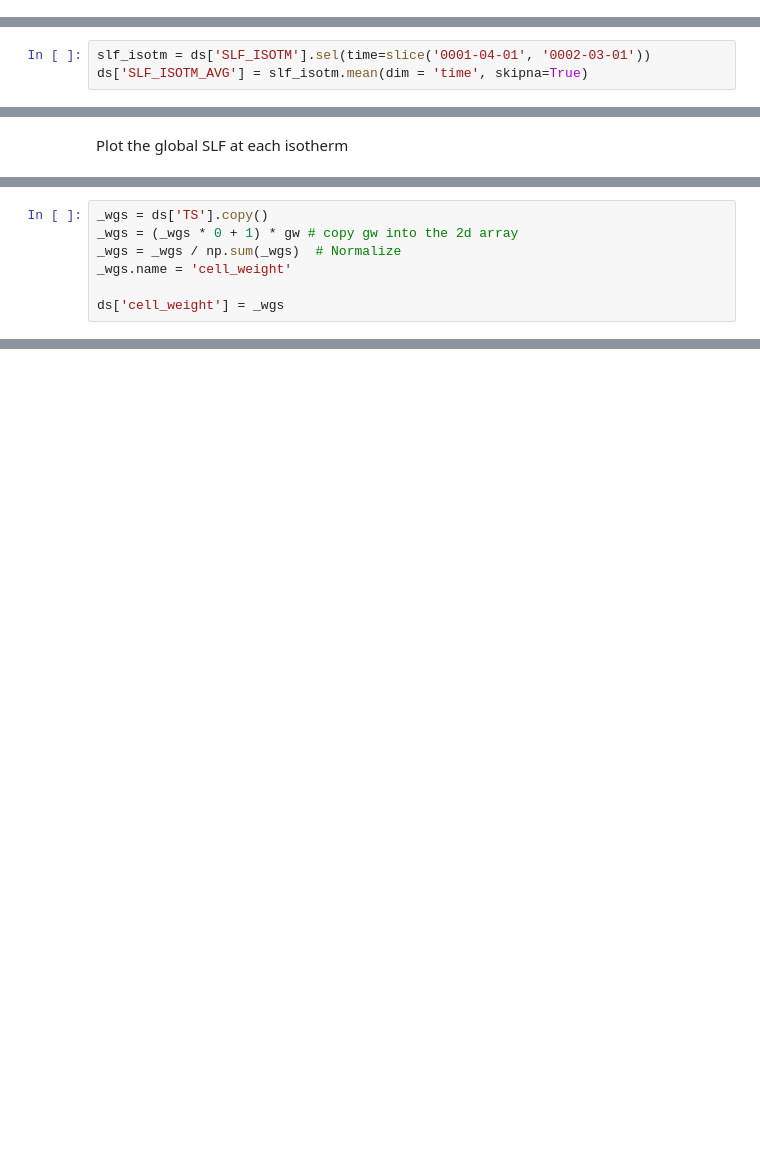
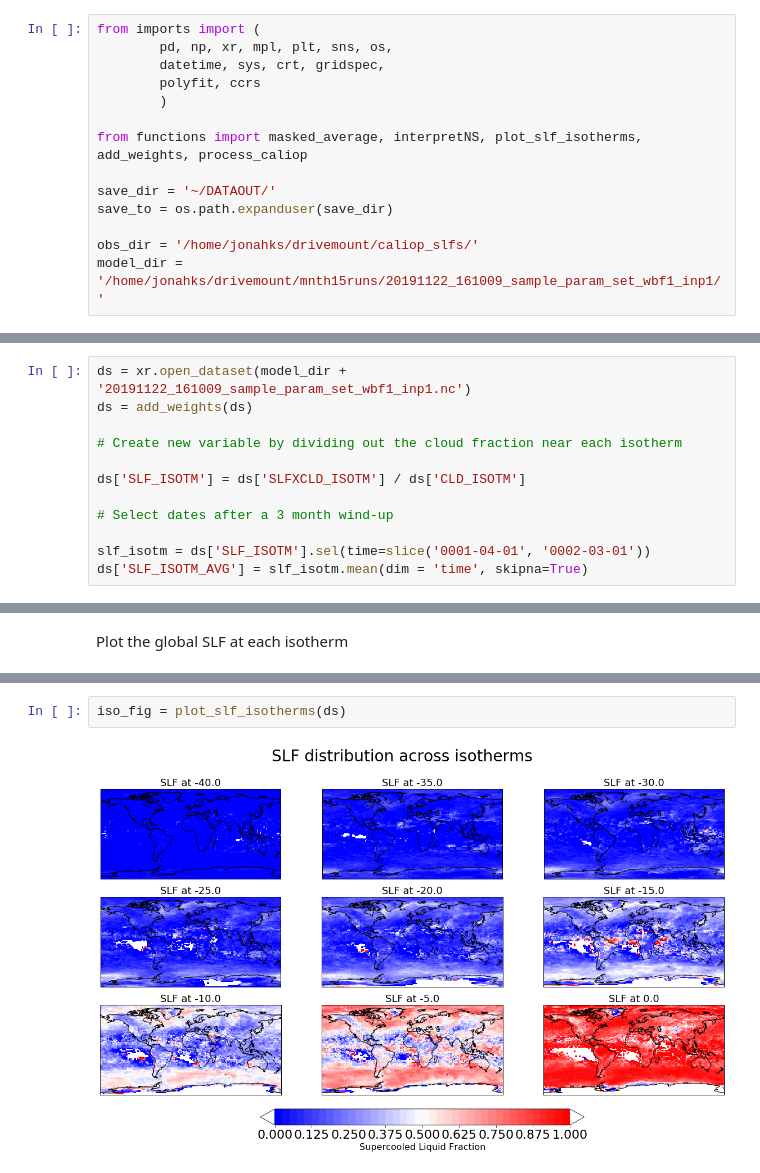
Before and after one commit to jshaw35/netcdf_analysis, a Jupyter notebook: jupy_test.ipynb, the cells around one changed output, grey strips where cells are left out. Saved outputs shown, nothing was run; the diff lists cells and outputs as text; blank space fills up the shorter version.

Commit message:
streamlined jupy_test and integrated with functions and imports

```diff
--- a/jupy_test.ipynb
+++ b/jupy_test.ipynb
@@ -58,0 +1,14 @@ def interpretNS(stringin):
+# %%
+from imports import (
+        pd, np, xr, mpl, plt, sns, os,
+        datetime, sys, crt, gridspec,
+        polyfit, ccrs
+        )
+
+from functions import masked_average, interpretNS, plot_slf_isotherms, add_weights, process_caliop
+
+save_dir = '~/DATAOUT/'
+save_to = os.path.expanduser(save_dir)
+
+obs_dir = '/home/jonahks/drivemount/caliop_slfs/'
+model_dir = '/home/jonahks/drivemount/mnth15runs/20191122_161009_sample_param_set_wbf1_inp1/'
@@ -146,3 +41,12 @@ Select dates after a 3 month wind-up
 # %%
+ds = xr.open_dataset(model_dir + '20191122_161009_sample_param_set_wbf1_inp1.nc')
+ds = add_weights(ds)
+
+# Create new variable by dividing out the cloud fraction near each isotherm
+
+ds['SLF_ISOTM'] = ds['SLFXCLD_ISOTM'] / ds['CLD_ISOTM']
+
+# Select dates after a 3 month wind-up
+
 slf_isotm = ds['SLF_ISOTM'].sel(time=slice('0001-04-01', '0002-03-01'))
 ds['SLF_ISOTM_AVG'] = slf_isotm.mean(dim = 'time', skipna=True)
@@ -187,7 +116,0 @@ plt.clf()
-# %%
-_wgs = ds['TS'].copy()
-_wgs = (_wgs * 0 + 1) * gw # copy gw into the 2d array
-_wgs = _wgs / np.sum(_wgs)  # Normalize
-_wgs.name = 'cell_weight'
-
-ds['cell_weight'] = _wgs
@@ -314,0 +117,4 @@ AttributeError: 'AxesSubplot' object has no attribute 'get_ytickmarks'
+# %%
+iso_fig = plot_slf_isotherms(ds)
+# %% [output]
+[figure, added]
```
Also changed, not shown: parts of 40 cells of this notebook, 2 other files.
